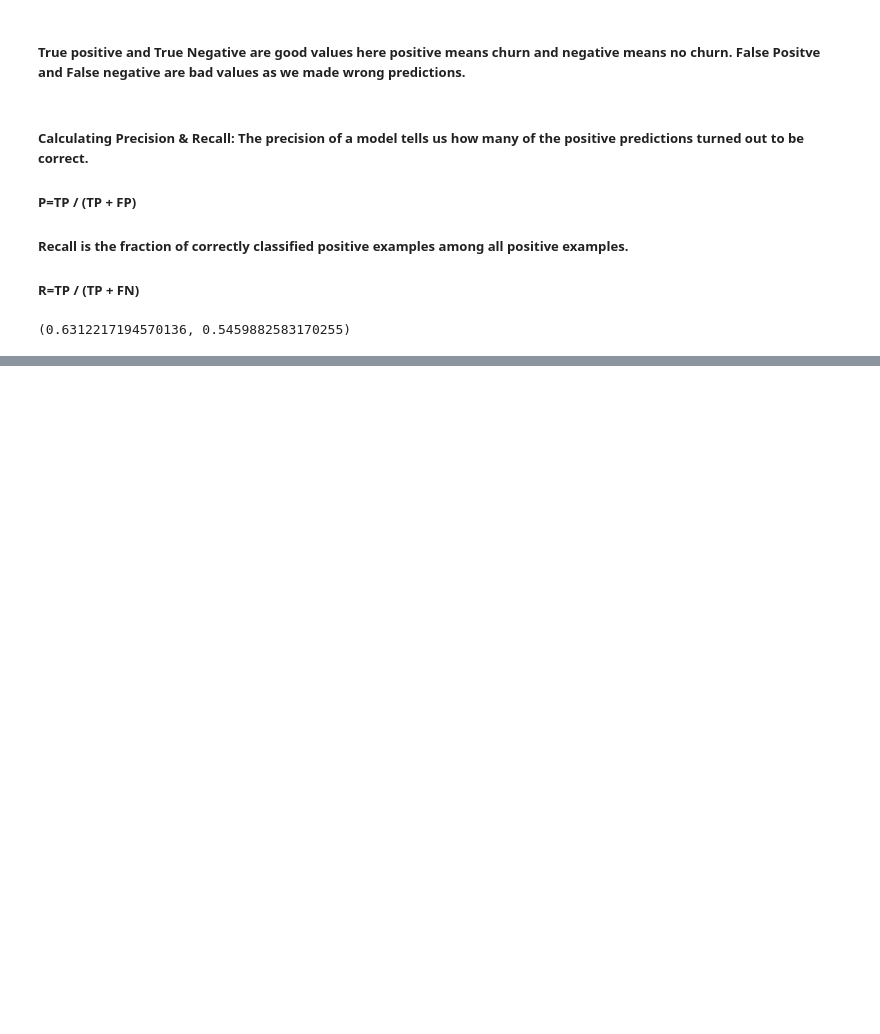
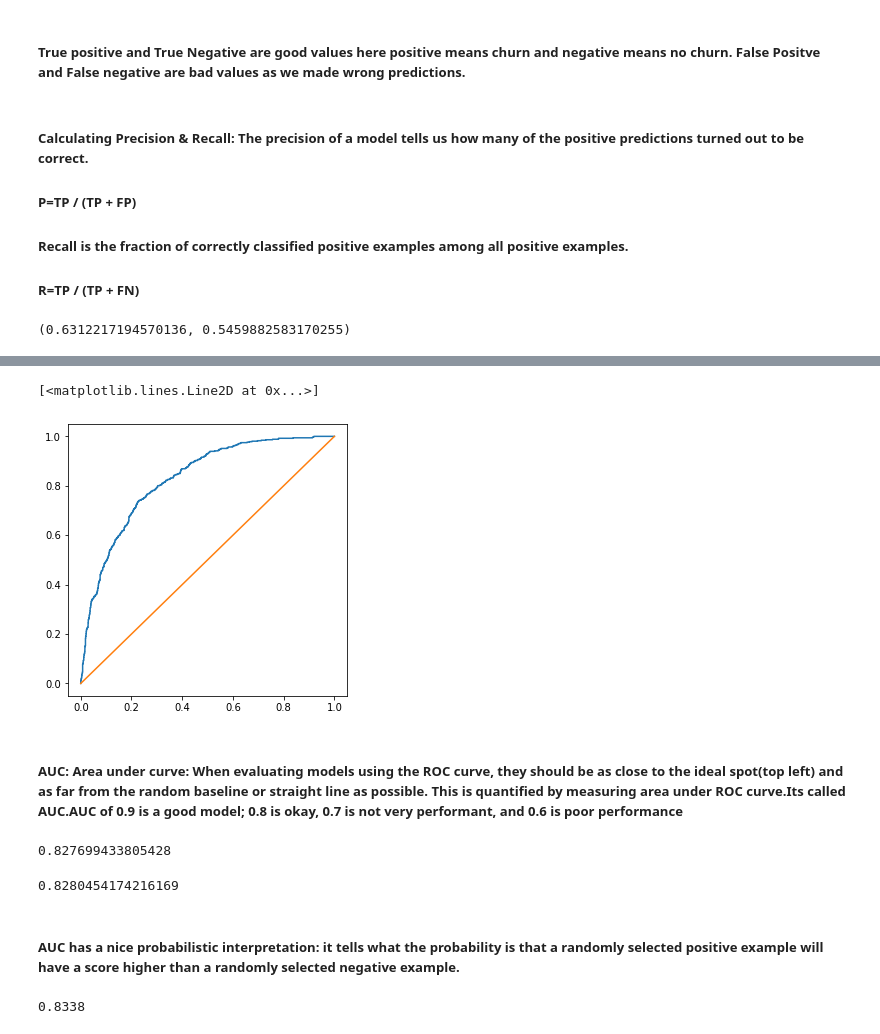
Before and after one commit to ver-akshat/Churn-Prediction, a Jupyter notebook: Churn_prediction_Telecom.ipynb, the cells around one changed output, grey strips where cells are left out. Cells and saved outputs as stored; diff of their text form; code cells hidden in the pictures; blank space fills up the shorter version.

```diff
--- a/Churn_prediction_Telecom.ipynb
+++ b/Churn_prediction_Telecom.ipynb
@@ -448,0 +517,36 @@ precision, recall
+# %%
+# USing the inbuilt sklearn metrics function for making this curve
+from sklearn.metrics import roc_curve
+fpr, tpr, thresholds = roc_curve(y_val, y_pred)
+plt.figure(figsize=(5, 5))
+plt.plot(fpr, tpr)
+plt.plot([0, 1], [0, 1])
+# %% [output]
+[<matplotlib.lines.Line2D at 0x...>]
+[figure, added]
+# %% [markdown]
+##### AUC: Area under curve: When evaluating models using the ROC curve, they should be as close to the ideal spot(top left) and as far from the random baseline or straight line as possible. This is quantified by measuring area under ROC curve.Its called AUC.AUC of 0.9 is a good model; 0.8 is okay, 0.7 is not very performant, and 0.6 is poor performance
+# %%
+# Calculating AUC using sklearn
+from sklearn.metrics import auc
+auc(df_scores.fpr, df_scores.tpr)
+# %% [output]
+0.827699433805428
+# %%
+# If only AUC need to be calculated without ROC:
+from sklearn.metrics import roc_auc_score
+roc_auc_score(y_val, y_pred)
+# %% [output]
+0.8280454174216169
+# %% [markdown]
+##### AUC has a nice probabilistic interpretation: it tells what the probability is that a randomly selected positive example will have a score higher than a randomly selected negative example.
+# %%
+# Interpreting AUC by picking a random negative and positive value.
+neg = y_pred[y_val == 0]
+pos = y_pred[y_val == 1]
+np.random.seed(1)
+neg_choice = np.random.randint(low=0, high=len(neg), size=10000)
+pos_choice = np.random.randint(low=0, high=len(pos), size=10000)
+(pos[pos_choice] > neg[neg_choice]).mean()
+# %% [output]
+0.8338
```
Also changed, not shown: parts of 18 cells of this notebook, 2 other files.
